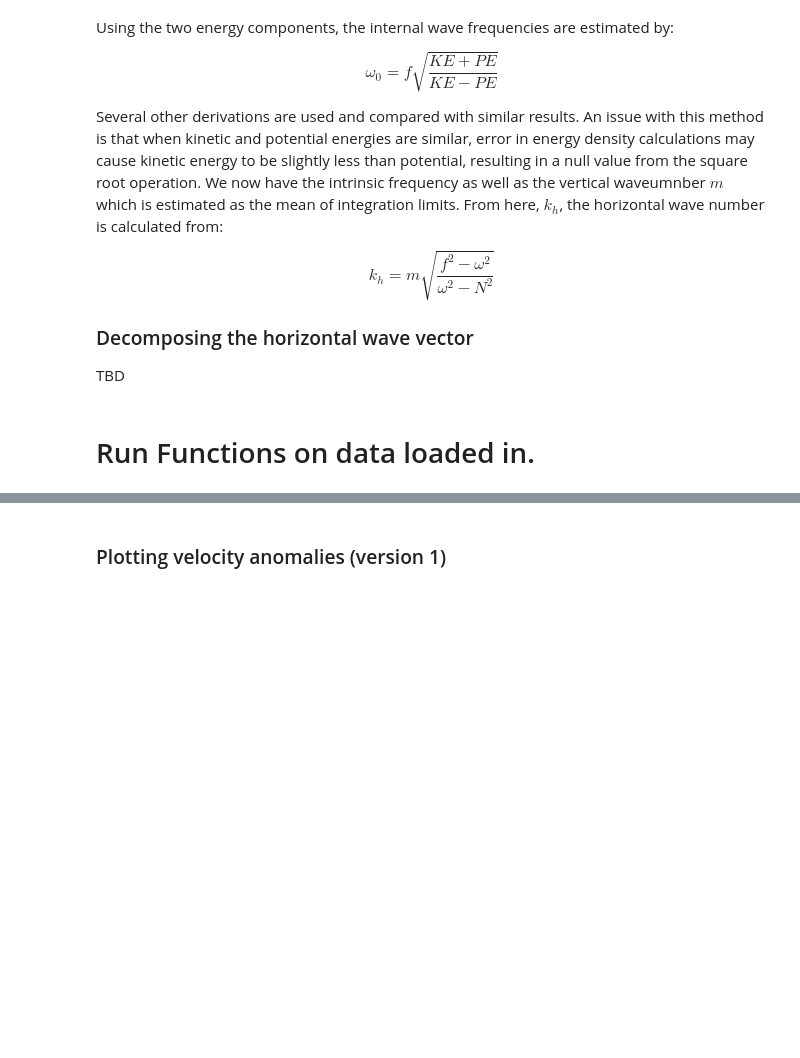
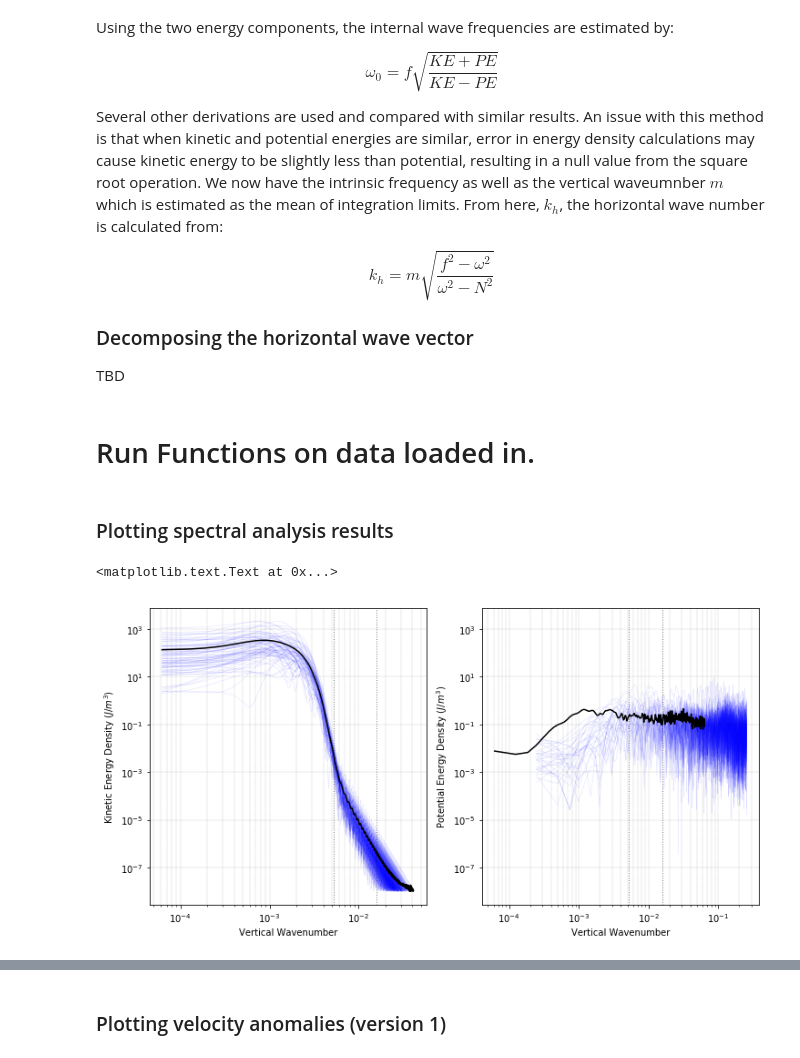
Before and after one commit to saltyPhysics/Lee_waves_dissertation, a Jupyter notebook: Lee_waves_v2.ipynb, the cells around one changed output, grey strips where cells are left out. Saved outputs shown, nothing was run; the diff lists cells and outputs as text; code cells hidden in the pictures; blank space fills up the shorter version.

```diff
--- a/Lee_waves_v2.ipynb
+++ b/Lee_waves_v2.ipynb
@@ -132,0 +191,40 @@ lambdaH = 1e-3*(2*np.pi)/kh
+# %% [markdown]
+### Plotting spectral analysis results
+# %%
+m_plot = np.array([(2*np.pi)/wl_max,
+                   (2*np.pi)/wl_max, (2*np.pi)/wl_min,
+                   (2*np.pi)/wl_min])
+plt.figure(figsize=[12,6])
+plt.subplot(121)
+plt.loglog(KE_grid, KE_psd.T, linewidth=.6, c='b', alpha=.1)
+plt.loglog(KE_grid, np.nanmean(KE_psd, axis=0).T, lw=1.5, c='k')
+ylims = plt.gca().get_ylim()
+ylim1 = np.array([ylims[0], ylims[1]])
+plt.plot(m_plot[2:], ylim1, lw=1,
+         c='k', alpha=.5,
+         linestyle='dotted')
+plt.plot(m_plot[:2], ylim1, lw=1,
+         c='k', alpha=.5,
+         linestyle='dotted')
+plt.ylim(ylims)
+plt.ylabel('Kinetic Energy Density ($J/m^{3}$)')
+plt.xlabel('Vertical Wavenumber')
+plt.gca().grid(True, which="both", color='k', linestyle='dotted', linewidth=.2)
+plt.subplot(122)
+plt.loglog(PE_grid, .5*np.nanmean(N2)*eta_psd.T,
+           lw=.6, c='b', alpha=.1)
+plt.loglog(KE_grid, .5*np.nanmean(N2)*np.nanmean(eta_psd, axis=0).T,
+           lw=1.5, c='k')
+plt.plot(m_plot[2:], ylim1, lw=1,
+         c='k', alpha=.5,
+         linestyle='dotted')
+plt.plot(m_plot[:2], ylim1, lw=1,
+         c='k', alpha=.5,
+         linestyle='dotted')
+plt.ylim(ylims)
+plt.gca().grid(True, which="both", color='k', linestyle='dotted', linewidth=.2)
+plt.ylabel('Potential Energy Density ($J/m^{3}$)')
+plt.xlabel('Vertical Wavenumber')
+# %% [output]
+<matplotlib.text.Text at 0x...>
+[figure, added]
```
Also changed, not shown: parts of 13 cells of this notebook, 11 other files.
